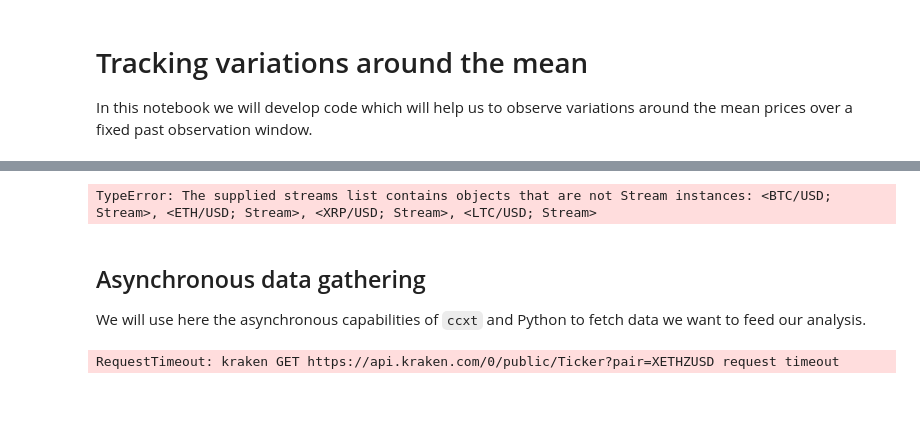
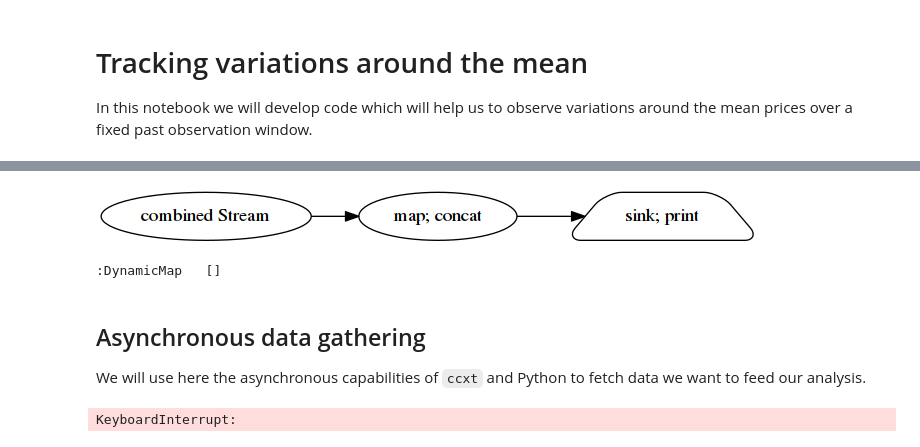
Before and after one commit to fccoelho/crypto_algo_trading, a Jupyter notebook: Mean reversal.ipynb, the cells around one changed output, grey strips where cells are left out. Cells and saved outputs as stored; diff of their text form; code cells hidden in the pictures; blank space fills up the shorter version.

```diff
--- a/Mean reversal.ipynb
+++ b/Mean reversal.ipynb
@@ -37,30 +41,37 @@ for s in symbols:
+# %%
+combined.zip(list(sources.values()))
+combined.map(concat).sink(print)
+combined.visualize(rankdir='LR')
+# %% [output]
+[figure, added]
 # %%
 %%opts Bars [width=700, height=500, show_grid=True, xrotation=90, tools=['hover']] {+framewise}
 def barplot(data):
     data = dict(data)
     return hv.Bars(data, hv.Dimension('Exchange'), 'deviation from the mean')
-hv.DynamicMap(barplot, streams=[s for s in sources.values()])
+hv.DynamicMap(barplot, streams=[pipe])
 # %% [output]
-TypeError: The supplied streams list contains objects that are not Stream instances: <BTC/USD; Stream>, <ETH/USD; Stream>, <XRP/USD; Stream>, <LTC/USD; Stream>
+:DynamicMap   []
 # %% [markdown]
 ## Asynchronous data gathering
 We will use here the asynchronous capabilities of `ccxt` and Python to fetch data we want to feed our analysis.
 # %%
 async def poll(tickers):
     i = 0
-    kraken = ccxt.kraken()
+    xcg = ccxt.gdax()
     while True:
         symbol = tickers[i % len(tickers)]
-        yield (symbol, await kraken.fetch_ticker(symbol))
+        yield (symbol, await xcg.fetch_ticker(symbol))
         i += 1
-        await asyncio.sleep(kraken.rateLimit / 1000)
+        await asyncio.sleep(xcg.rateLimit / 1000)
 
 
 async def main():
     async for (symbol, ticker) in poll(symbols):
+#         print(symbol, ticker)
         sources[symbol].emit((symbol, ticker['last']))
 
 
 asyncio.get_event_loop().run_until_complete(main())
 # %% [output]
-RequestTimeout: kraken GET https://api.kraken.com/0/public/Ticker?pair=XETHZUSD request timeout
+KeyboardInterrupt:
```
Also changed, not shown: parts of 6 cells of this notebook, 3 other files.
